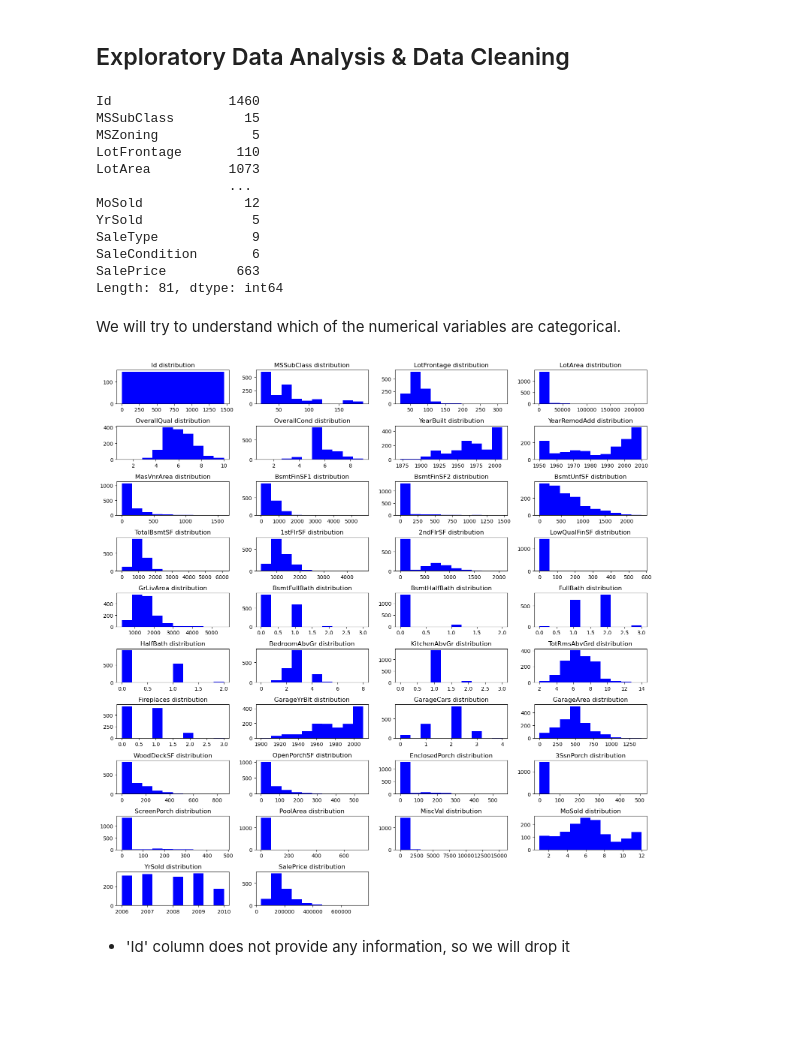
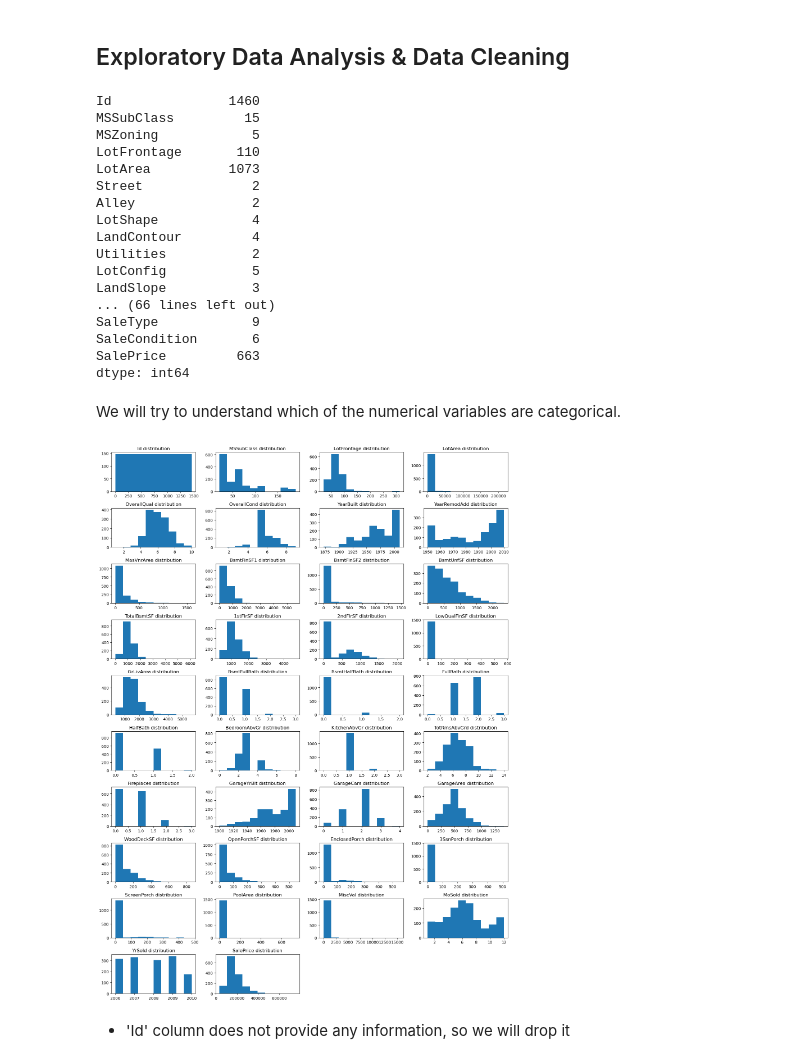
Before and after one commit to leonemma/House-Prices-Prediction, a Jupyter notebook: House_Prices.ipynb, the cells around one changed output. Drawn from its saved outputs; the diff is of its cells as text; code cells hidden in the pictures; blank space fills up the shorter version.

```diff
--- a/House_Prices.ipynb
+++ b/House_Prices.ipynb
@@ -76,6 +76,7 @@ df_train.shape
 # %% [markdown]
 ## Exploratory Data Analysis & Data Cleaning
 # %%
+pd.set_option('display.max_rows', None)
 df_train.nunique()
 # %% [output]
 Id               1460
@@ -83,27 +84,32 @@ MSSubClass         15
 MSZoning            5
 LotFrontage       110
 LotArea          1073
-                 ...
-MoSold             12
-YrSold              5
+Street              2
+Alley               2
+LotShape            4
+LandContour         4
+Utilities           2
+LotConfig           5
+LandSlope           3
+... (66 lines left out)
 SaleType            9
 SaleCondition       6
 SalePrice         663
-Length: 81, dtype: int64
+dtype: int64
 # %% [markdown]
 We will try to understand which of the numerical variables are categorical.
 # %%
 numerical_columns = df_train.select_dtypes(include=['number'])
-plt.figure(figsize=(15,15))
+plt.figure(figsize=(15,20))
 for i, col in enumerate(numerical_columns.columns, 1):
     plt.subplot(10,4,i)
-    plt.hist(df_train[col], color='b')
+    plt.hist(df_train[col])
     plt.title(f'{col} distribution')
 
 plt.tight_layout()
 plt.show()
 # %% [output]
-[figure, old version]
+[figure, new version]
 # %% [markdown]
 - 'Id' column does not provide any information, so we will drop it
 # %%
```
Also changed, not shown: parts of 60 cells of this notebook.
